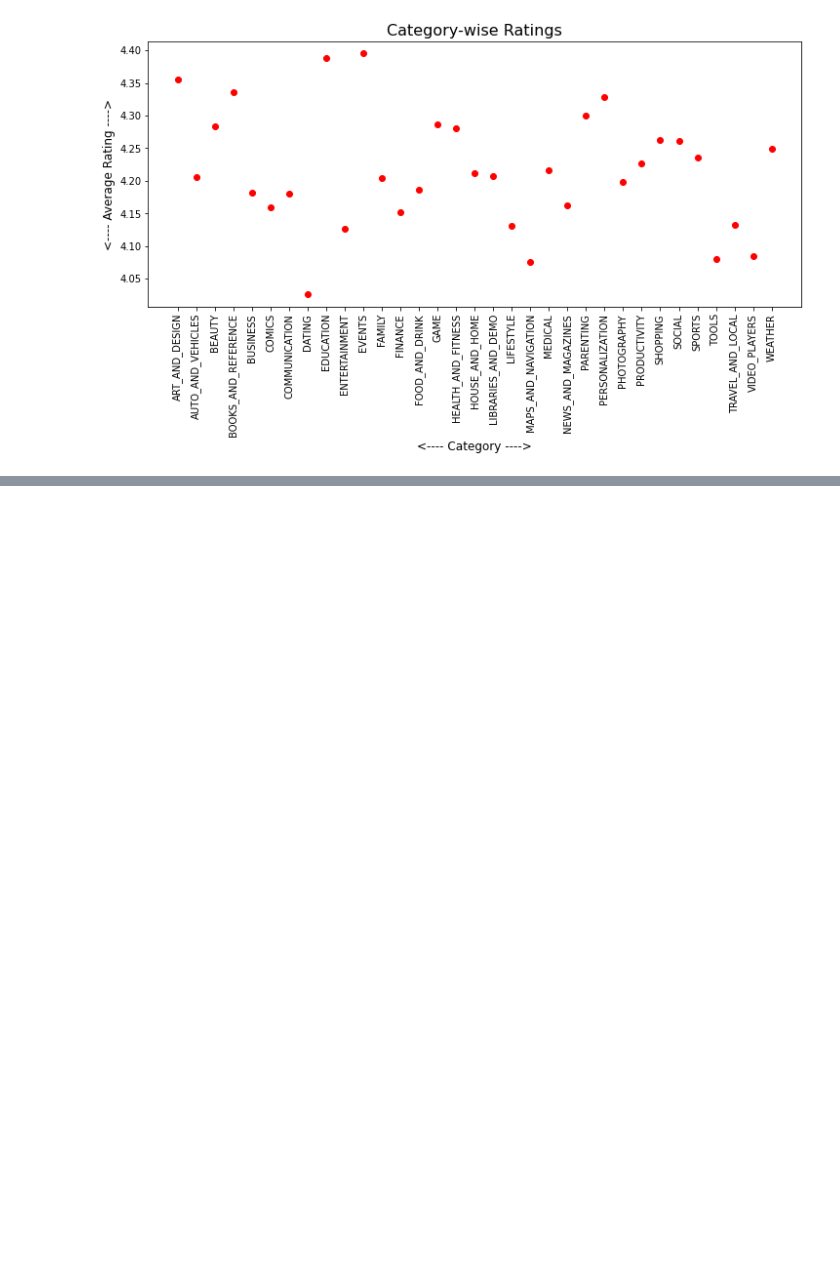
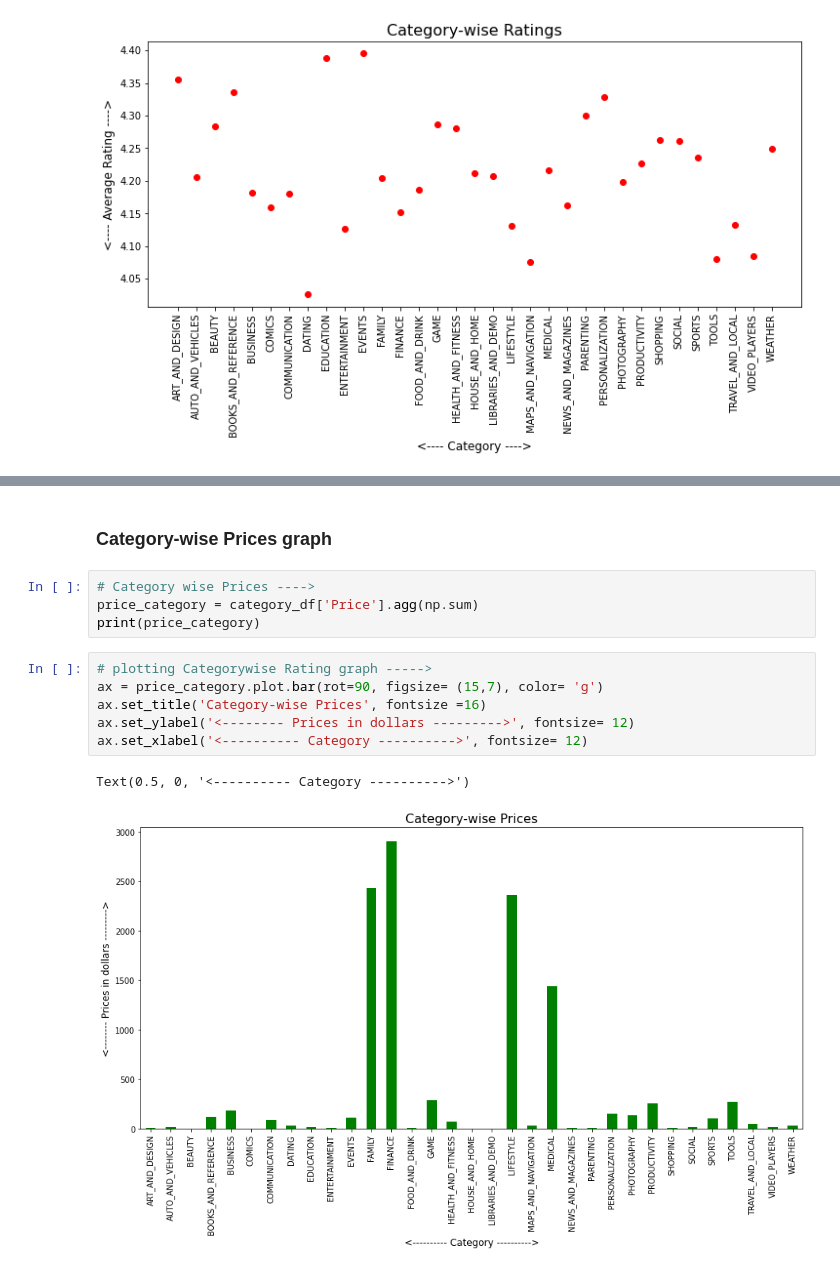
Before and after one commit to RanajayBiswas/Play-Store-App-Review-Analysis-EDA-Project, a Jupyter notebook: Play_Store_App_Review_Analysis_Capstone_Project.ipynb, the cells around one changed output, grey strips where cells are left out. Cells and saved outputs as stored; diff of their text form; blank space fills up the shorter version.

```diff
--- a/Play_Store_App_Review_Analysis_Capstone_Project.ipynb
+++ b/Play_Store_App_Review_Analysis_Capstone_Project.ipynb
@@ -398,0 +438,15 @@ plt.show()
+# %% [markdown]
+### Category-wise Prices graph
+# %%
+# Category wise Prices ---->
+price_category = category_df['Price'].agg(np.sum)
+print(price_category)
+# %%
+# plotting Categorywise Rating graph ----->
+ax = price_category.plot.bar(rot=90, figsize= (15,7), color= 'g')
+ax.set_title('Category-wise Prices', fontsize =16)
+ax.set_ylabel('<-------- Prices in dollars --------->', fontsize= 12)
+ax.set_xlabel('<---------- Category ---------->', fontsize= 12)
+# %% [output]
+Text(0.5, 0, '<---------- Category ---------->')
+[figure, added]
```
Also changed, not shown: parts of 11 cells of this notebook.
